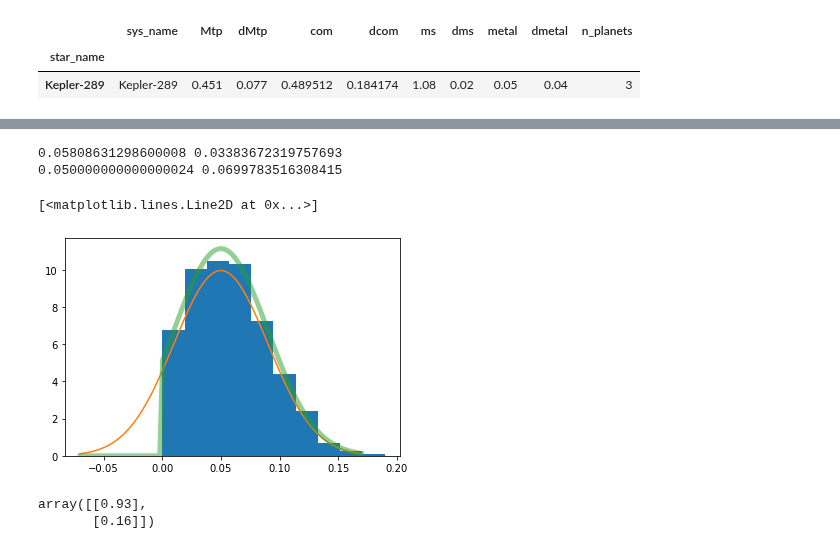
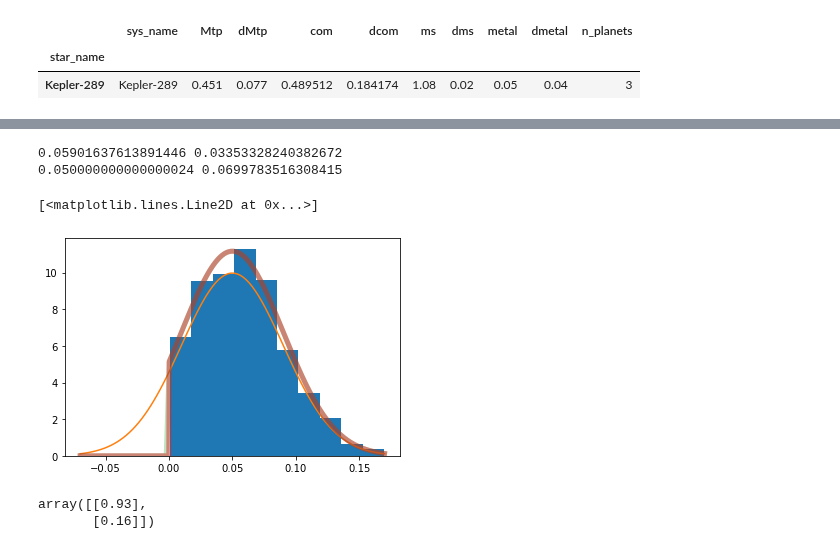
Before and after one commit to fjbautistas/kde_example, a Jupyter notebook: Marginal_Distributions.ipynb, the cells around one changed output, grey strips where cells are left out. Cells and saved outputs as stored; diff of their text form; code cells hidden in the pictures.

Commit message:
prior class to get the prior distributions

```diff
--- a/Marginal_Distributions.ipynb
+++ b/Marginal_Distributions.ipynb
@@ -164,18 +147,32 @@ class prior(optimal_pdf):
     def __init__(self, *args):
 
         lenght = 1000
-        self.prior_data = [np.linspace(args[i][0]-3*args[i][1],
-                                       args[i][0]+3*args[i][1],lenght) for i in range(len(args))]
+        self.org_data = np.array(args)
+
+        d = [np.linspace(args[i][0]-3*args[i][1], args[i][0]+3*args[i][1],lenght) for i in range(len(args))]
+
+        self.prior_data = [np.ravel(d[i]) for i in range(len(d))]
 
         optimal_pdf.__init__(self,*self.prior_data)
         optimal_pdf.grids(self)
 
-    def prior_pdf(self):
+    def prior_pdfs(self):
 
-        prior = []
+        self.prior_pdfs = []
+        minimum = 0
 
+        for i in range(len(self.org_data)):
 
-        return self.pdf_prior
+            a = (minimum - self.org_data[i][0]) / self.org_data[i][1]
+            b = (3*self.org_data[i][1]) / self.org_data[i][1]
+
+            pdf = truncnorm.pdf(self.prior_data[i], a, b,
+                                scale=self.org_data[i][1],
+                                loc=self.org_data[i][0])
+
+            self.prior_pdfs.append(pdf)
+
+        #return self.pdf_prior
 # %%
-AA = prior([systm.ms.values, systm.dms.values],
-           [systm.metal.values,systm.dmetal.values])
+A = prior([systm.ms, systm.dms],[systm.metal,systm.dmetal])
+A.prior_pdfs()
@@ -187,9 +193,7 @@ mu_x, sigma_x = systm.metal, systm.dmetal
 x = np.linspace(mu_x-3*sigma_x, mu_x+3*sigma_x,100).ravel()
 
 a = (0-mu_x.values) / sigma_x.values
-b = (mu_x.values + 10*sigma_x.values - mu_x.values) / sigma_x.values
-
-x_s = (x-x.mean())/x.std()
+b = (mu_x.values + 3*sigma_x.values - mu_x.values) / sigma_x.values
 
 prior_x = stats.norm.pdf(x, loc = mu_x, scale = sigma_x)
 # %%
@@ -197,17 +201,18 @@ r = truncnorm.rvs(a, b, scale=sigma_x, loc=mu_x, size=1000)
 print(r.mean(),r.std())
 print(x.mean(),x.std())
 # %% [output]
-0.05808631298600008 0.03383672319757693
+0.05901637613891446 0.03353328240382672
 0.050000000000000024 0.0699783516308415
 # %%
 pdf = truncnorm.pdf(x, a, b, scale=sigma_x, loc=mu_x)
 # %%
 plt.hist(r, density = True)
 plt.plot(x,prior_x)
-plt.plot(x,pdf, lw=5, alpha=.5)
+plt.plot(x,pdf, lw=5, alpha=.3)
+plt.plot(A.prior_data[1], A.prior_pdfs[1], lw=5, alpha=.5)
 # %% [output]
 [<matplotlib.lines.Line2D at 0x...>]
-[figure, old version]
+[figure, new version]
 # %%
 AAA = np.array([[systm.ms, systm.dms],[systm.metal,systm.dmetal]])
 # %%
```
Also changed, not shown: parts of 5 cells of this notebook.
